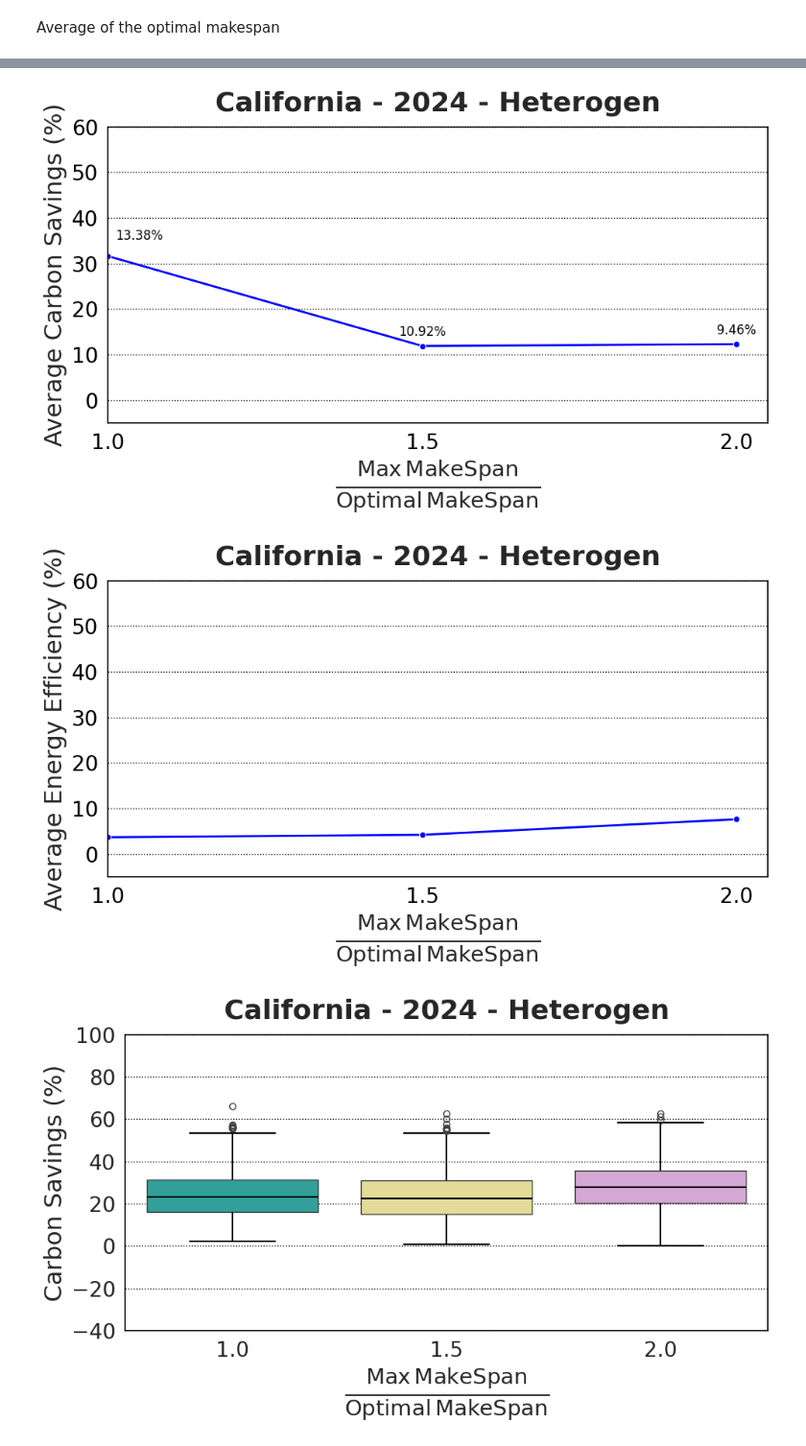
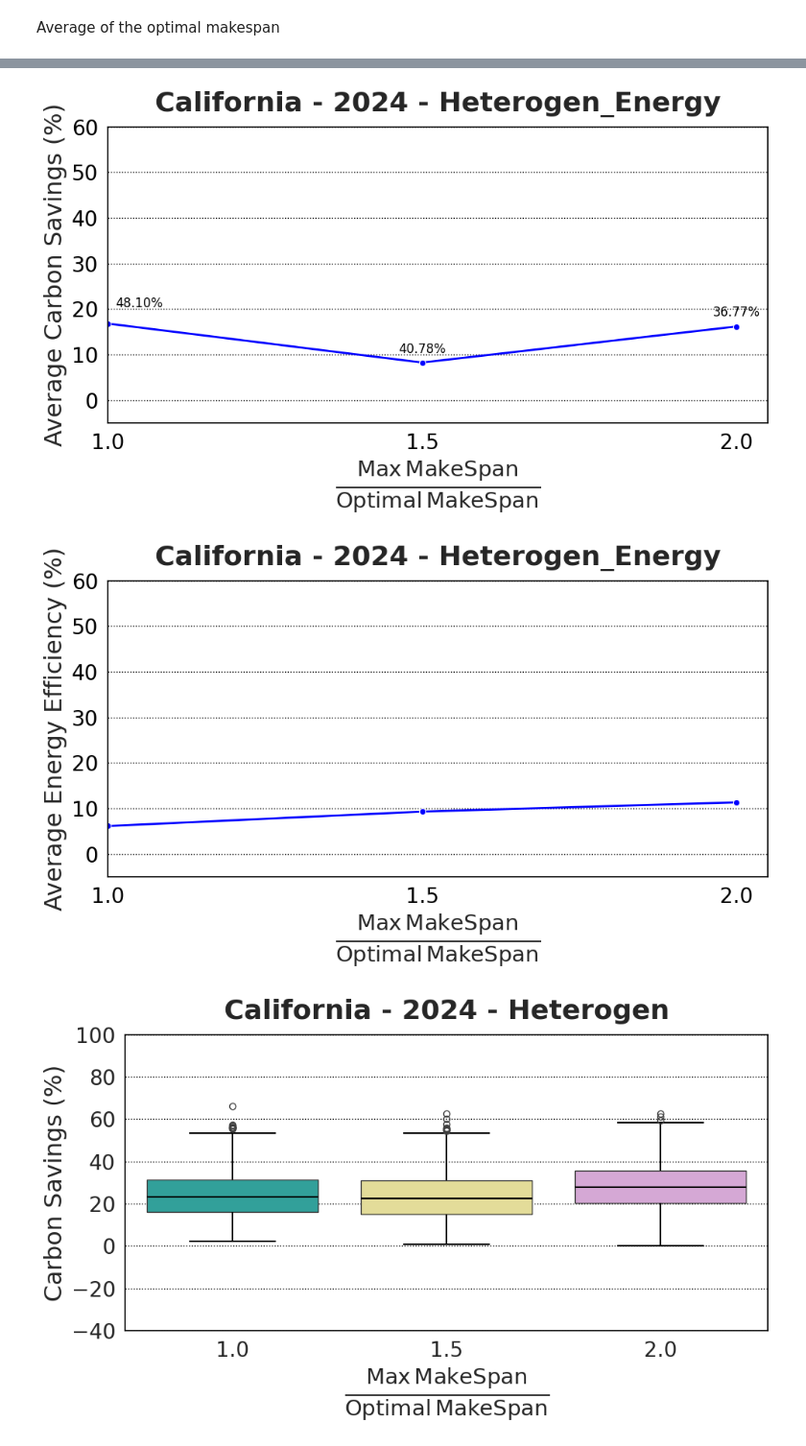
Before and after one commit to rbostandoust/GreenSys26-DAG, a Jupyter notebook: Plot/PlotCode.ipynb, the cells around one changed output, grey strips where cells are left out. Shown at 96% size. Saved outputs shown, nothing was run; the diff lists cells and outputs as text; code cells hidden in the pictures.

Commit message:
plots for mixed energy california for heterogen case added!

```diff
--- a/Plot/PlotCode.ipynb
+++ b/Plot/PlotCode.ipynb
@@ -10,17 +10,18 @@ import os
 location = "California"
 #############
 # folder_type = "Homogen"
-folder_type = "Heterogen"
-# folder_type = "Heterogen_Energy"
+# folder_type = "Heterogen"
+folder_type = "Heterogen_Energy"
 ############
 # root_dir = f"../Logs/GeneralExp"
 root_dir = f"../Logs/GeneralExpv2/{folder_type}/{location}"
 num_jobs = 10
-num_servers = 15
+num_servers = 5
 #############
 
 # Define the pattern
-pattern = f"{num_jobs}J_{num_servers}S_3O_MeanOp=7_v*.csv"
+# pattern = f"{num_jobs}J_{num_servers}S_3O_MeanOp=7_v*.csv"
+pattern = f"{num_jobs}J_{num_servers}S_3O_MeanOp=7_MixedObjective_v*.csv"
 
 # Get list of matching files
 csv_files = glob.glob(f"{root_dir}/{pattern}")
@@ -198,12 +199,12 @@ import seaborn as sns
 from matplotlib.ticker import MultipleLocator
 
 ###########
-save_fig = False
+save_fig = True
 ########
 plot_types = ["Carbon Savings", "Energy Efficiency"]
 column_names = ["CarbonSavings(%)", "EnergySavings(%)"]
 for plot_index, plot_type in enumerate(plot_types):
-    save_file_path = f"./GeneralExpv2/{folder_type}/LinePlot-{location}-{plot_type}.png"
+    save_file_path = f"./GeneralExpv2/{folder_type}/LinePlot-{location}-{plot_type}_MixedObjective.png"
     directory = os.path.dirname(save_file_path)
     os.makedirs(directory, exist_ok=True)
 
@@ -241,35 +242,35 @@ for plot_index, plot_type in enumerate(plot_types):
     ax.grid(axis='x', visible=False)  # No x-grid
     ax.grid(axis='y', which='major', color='black', linestyle=':', linewidth=1)
 
     # Black border and ticks
     ax.tick_params(axis='both', color='black', labelcolor='black')
     for spine in ax.spines.values():
         spine.set_edgecolor('black')
 
     ax.set_title(f"{location} - 2024 - {folder_type}", fontsize=26, fontweight="bold", pad=15)
 
     # Annotate each point with UtilizationRatio
     if plot_type == "Carbon Savings":
         for index, row in df_plot.iterrows():
             utilization_ratio = row['UtilizationRatio']
             x_pos = row['SlackCoeff']
             y_pos = row[column_names[plot_index]]
 
             # If it's the first point, adjust it slightly to the right
             if index == 0:
                 ax.text(float(x_pos) - 0.9, y_pos + 3, f"{utilization_ratio:.2f}%",
                         color='black', fontsize=12, ha='center', va='bottom')
             else:
                 ax.text(x_pos, y_pos + 1.5, f"{utilization_ratio:.2f}%",
                         color='black', fontsize=12, ha='center', va='bottom')
 
     plt.tight_layout()
     if save_fig:
         plt.savefig(save_file_path, dpi=300, bbox_inches='tight')
     plt.show()
 # %% [output]
-[figure, old version]
+[figure, new version]
-[figure, old version]
+[figure, new version]
 # %%
 import matplotlib.pyplot as plt
 import seaborn as sns
```
Also changed, not shown: parts of 7 cells of this notebook, 4 other files.
